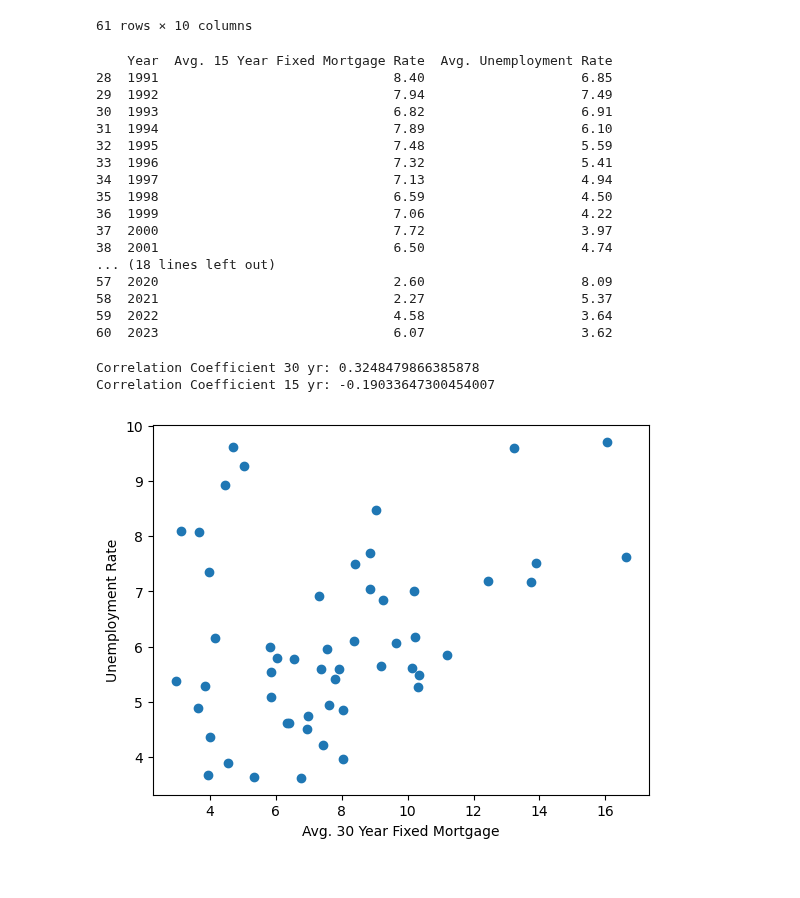
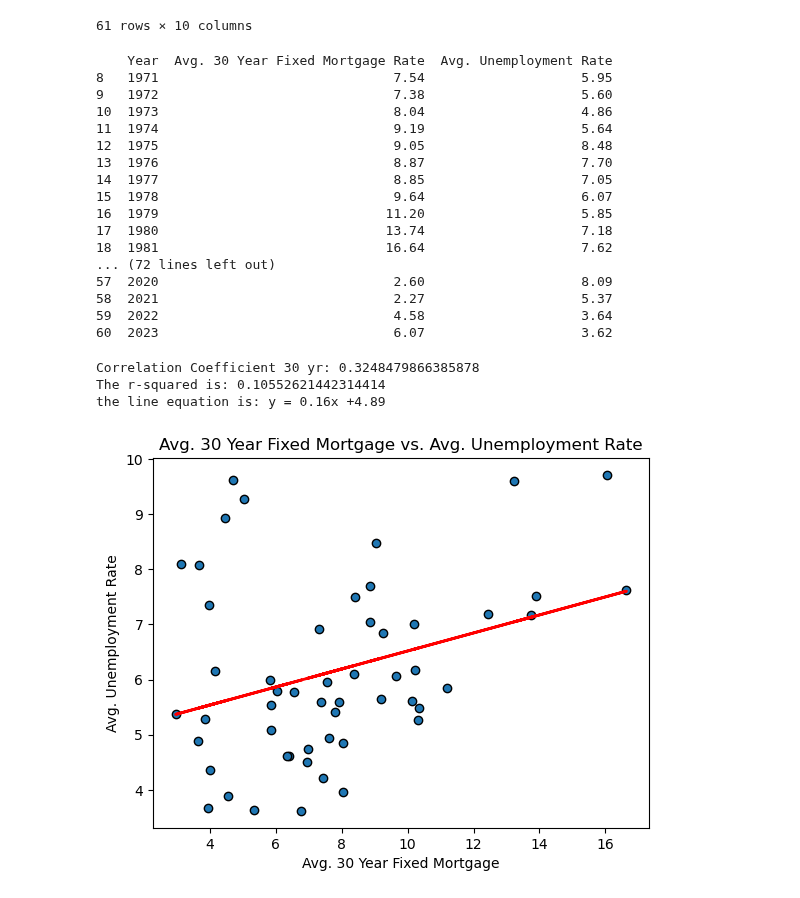
Before and after one commit to njlanger/Project1_Grp3, a Jupyter notebook: Laura/laura_data.ipynb, the cells around one changed output. Cells and saved outputs as stored; diff of their text form; code cells hidden in the pictures.

```diff
--- a/Laura/laura_data.ipynb
+++ b/Laura/laura_data.ipynb
@@ -31,22 +32,22 @@ yr15_unemploy_df = fred_data[['Year','Avg. 15 Year Fixed Mortgage Rate', 'Avg. U
 yr30_unemploy_df = yr30_unemploy_df.dropna()
 yr15_unemploy_df = yr15_unemploy_df.dropna()
 
-#print(yr30_unemploy_df)
+print(yr30_unemploy_df)
 print(yr15_unemploy_df)
 # %% [output]
-    Year  Avg. 15 Year Fixed Mortgage Rate  Avg. Unemployment Rate
-28  1991                              8.40                    6.85
-29  1992                              7.94                    7.49
-30  1993                              6.82                    6.91
-31  1994                              7.89                    6.10
-32  1995                              7.48                    5.59
-33  1996                              7.32                    5.41
-34  1997                              7.13                    4.94
-35  1998                              6.59                    4.50
-36  1999                              7.06                    4.22
-37  2000                              7.72                    3.97
-38  2001                              6.50                    4.74
-... (18 lines left out)
+    Year  Avg. 30 Year Fixed Mortgage Rate  Avg. Unemployment Rate
+8   1971                              7.54                    5.95
+9   1972                              7.38                    5.60
+10  1973                              8.04                    4.86
+11  1974                              9.19                    5.64
+12  1975                              9.05                    8.48
+13  1976                              8.87                    7.70
+14  1977                              8.85                    7.05
+15  1978                              9.64                    6.07
+16  1979                             11.20                    5.85
+17  1980                             13.74                    7.18
+18  1981                             16.64                    7.62
+... (72 lines left out)
 57  2020                              2.60                    8.09
 58  2021                              2.27                    5.37
 59  2022                              4.58                    3.64
@@ -54,17 +55,24 @@ print(yr15_unemploy_df)
 # %%
 # Calculate the correlation coefficient between Avg. 15 Year Fixed Mortgage Rate and Unemployment Rate
 yr30_corr_coef = yr30_unemploy_df['Avg. 30 Year Fixed Mortgage Rate'].corr(yr30_unemploy_df['Avg. Unemployment Rate'])
-yr15_corr_coef = yr15_unemploy_df['Avg. 15 Year Fixed Mortgage Rate'].corr(yr15_unemploy_df['Avg. Unemployment Rate'])
+yr30_lin_reg=st.linregress(yr30_unemploy_df["Avg. 30 Year Fixed Mortgage Rate"],yr30_unemploy_df["Avg. Unemployment Rate"])
+yr30_line_eq = "y = " + str(round(yr30_lin_reg.slope,2)) + "x +" + str(round(yr30_lin_reg.intercept,2))
 print(f"Correlation Coefficient 30 yr: {yr30_corr_coef}")
-print(f"Correlation Coefficient 15 yr: {yr15_corr_coef}")
+print(f"The r-squared is: {yr30_lin_reg.rvalue**2}")
+print(f"the line equation is: {yr30_line_eq}")
 # %% [output]
 Correlation Coefficient 30 yr: 0.3248479866385878
-Correlation Coefficient 15 yr: -0.19033647300454007
+The r-squared is: 0.10552621442314414
+the line equation is: y = 0.16x +4.89
 # %%
 # Plot Avg. 30 Year Fixed Mortgage versus Avg. Home Price Index
-plt.scatter(yr30_unemploy_df.loc[:,"Avg. 30 Year Fixed Mortgage Rate"],yr30_unemploy_df.loc[:,"Avg. Unemployment Rate"])
+
+plt.scatter(yr30_unemploy_df["Avg. 30 Year Fixed Mortgage Rate"],yr30_unemploy_df["Avg. Unemployment Rate"], edgecolor="black", marker="o")
+plt.title('Avg. 30 Year Fixed Mortgage vs. Avg. Unemployment Rate')
 plt.xlabel('Avg. 30 Year Fixed Mortgage')
-plt.ylabel('Unemployment Rate')
+plt.ylabel('Avg. Unemployment Rate')
+y = yr30_lin_reg.slope*yr30_unemploy_df["Avg. 30 Year Fixed Mortgage Rate"]+yr30_lin_reg.intercept
+plt.plot(yr30_unemploy_df["Avg. 30 Year Fixed Mortgage Rate"], y, linewidth=2, markersize=12, color="red")
 plt.show()
 # %% [output]
-[figure, old version]
+[figure, new version]
```
Also changed, not shown: parts of 3 cells of this notebook.
